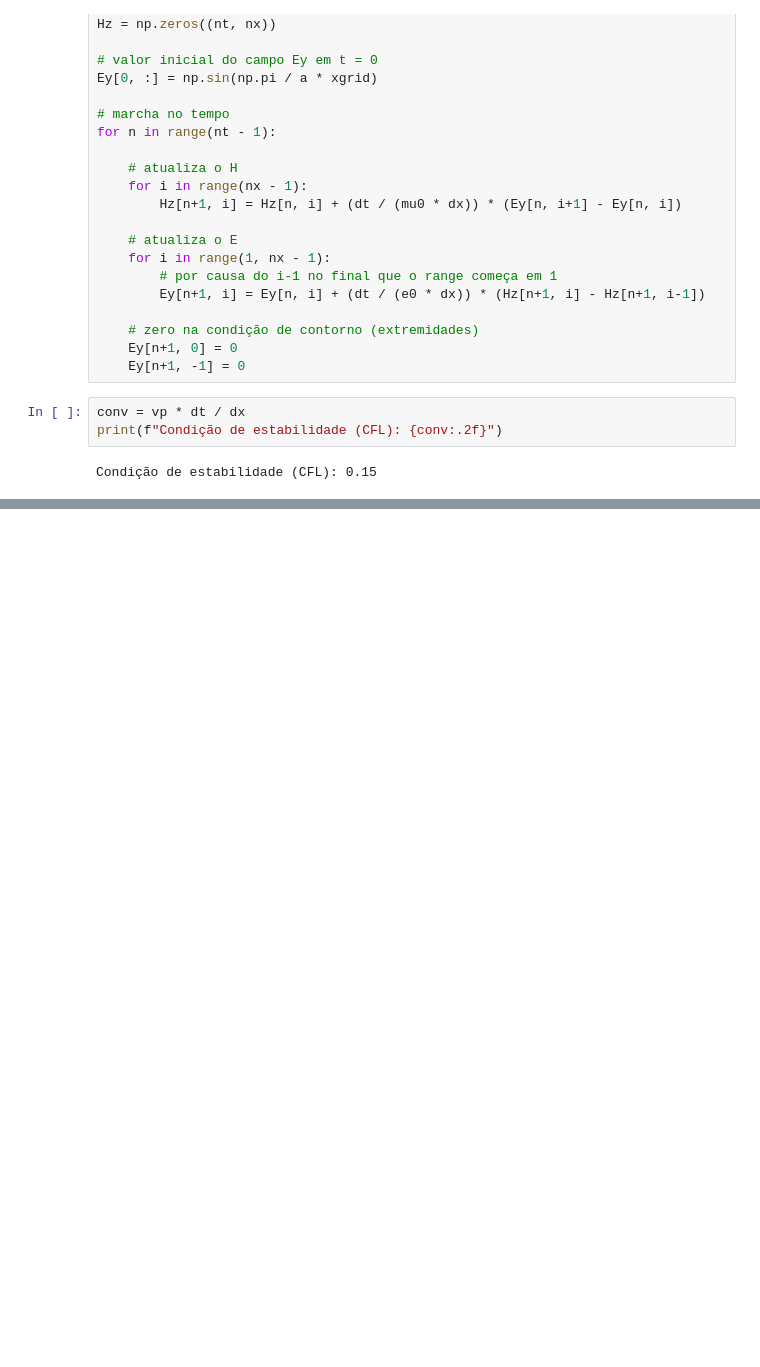
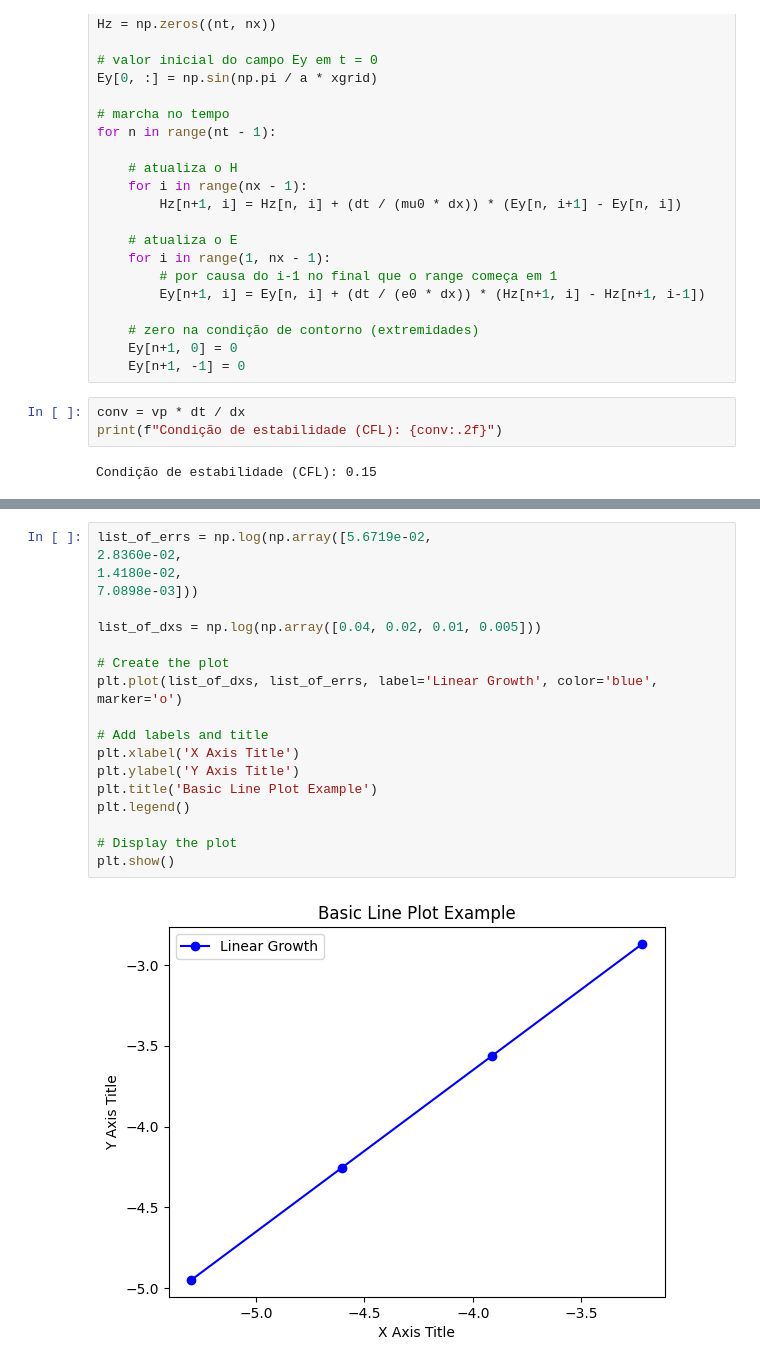
Before and after one commit to RaphaelLeivas/eletrocomp-2026-1, a Jupyter notebook: notebooks/lista3/lista3_q2.ipynb, the cells around one changed output, grey strips where cells are left out. Drawn from its saved outputs; the diff is of its cells as text; blank space fills up the shorter version.

```diff
--- a/notebooks/lista3/lista3_q2.ipynb
+++ b/notebooks/lista3/lista3_q2.ipynb
@@ -105,0 +119,21 @@ plt.show()
+# %%
+list_of_errs = np.log(np.array([5.6719e-02,
+2.8360e-02,
+1.4180e-02,
+7.0898e-03]))
+
+list_of_dxs = np.log(np.array([0.04, 0.02, 0.01, 0.005]))
+
+# Create the plot
+plt.plot(list_of_dxs, list_of_errs, label='Linear Growth', color='blue', marker='o')
+
+# Add labels and title
+plt.xlabel('X Axis Title')
+plt.ylabel('Y Axis Title')
+plt.title('Basic Line Plot Example')
+plt.legend()
+
+# Display the plot
+plt.show()
+# %% [output]
+[figure, added]
```
Also changed, not shown: parts of 5 cells of this notebook, 3 other files.
